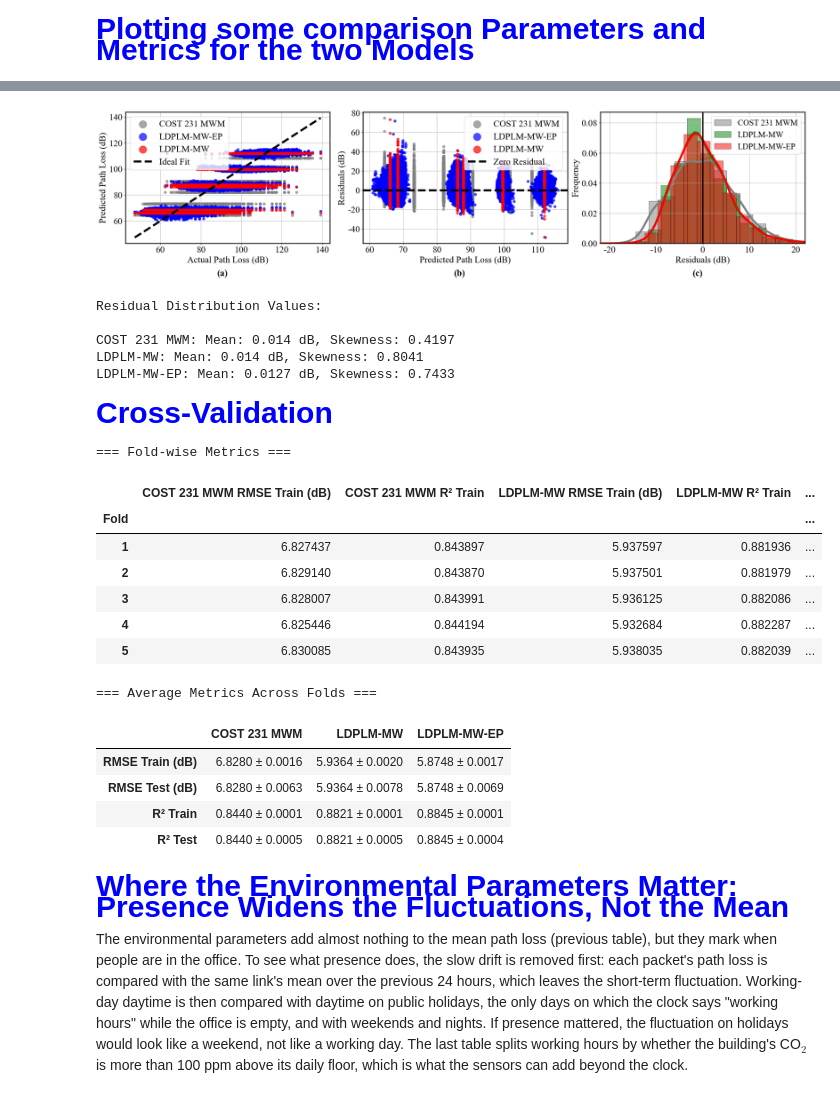
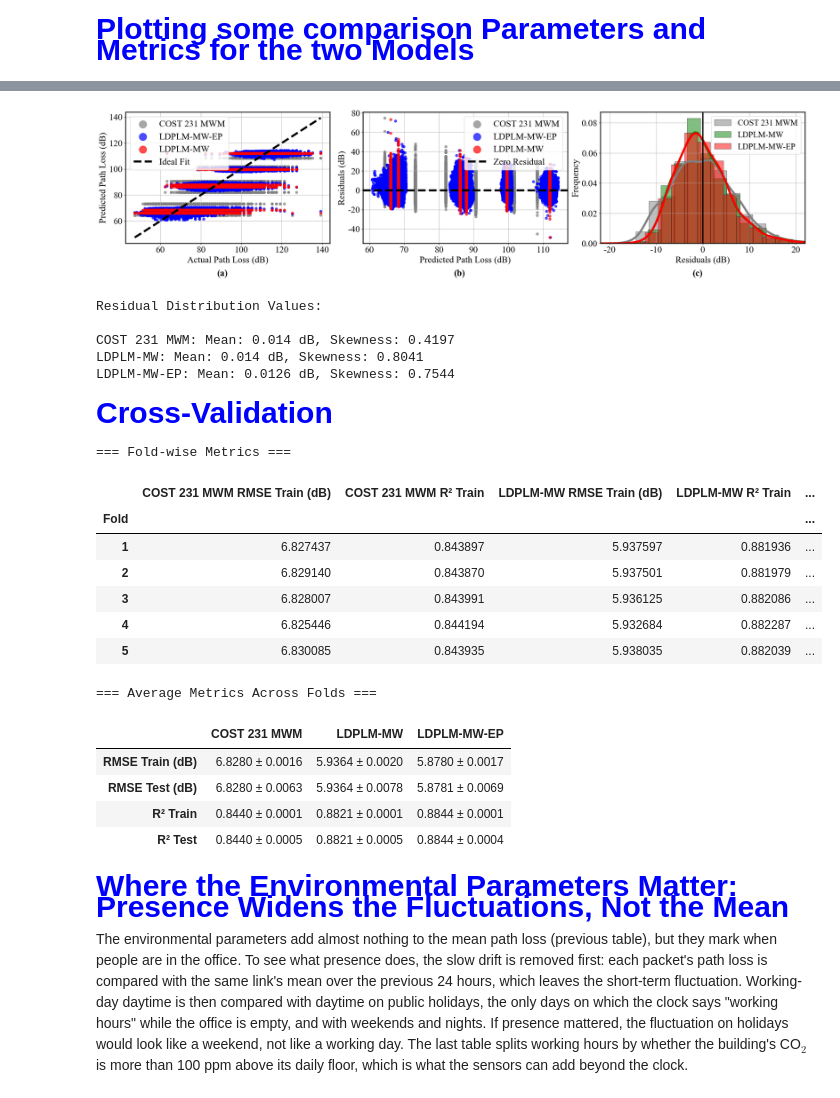
Before and after one commit to nahshonmokua/LoRaWAN-Indoor-PathLoss-Dataset-IEEEACCESS, a Jupyter notebook: 05_Log-Distance Path Loss Modeling.ipynb, the cells around one changed output, grey strips where cells are left out. Saved outputs shown, nothing was run; the diff lists cells and outputs as text; code cells hidden in the pictures.

```diff
--- a/05_Log-Distance Path Loss Modeling.ipynb
+++ b/05_Log-Distance Path Loss Modeling.ipynb
@@ -45,8 +45,7 @@ all_features = np.column_stack((
     df['humidity'].values,
     df['pm25'].values,
     df['pressure'].values,
-    df['temperature'].values,
-    df['snr'].values
+    df['temperature'].values
 ))
 PL_all = df['exp_pl'].values
 time_all = df['time'].values
@@ -244,7 +243,7 @@ Defining LDPLM-MW-EP Model, Fitting, and Extracting Parameters
 </p>
 # %%
 # Indices for features used in LDPLM-MW-EP
-idx_ep = [0, 1, 2, 3, 4, 5, 6, 7, 8, 9]
+idx_ep = [0, 1, 2, 3, 4, 5, 6, 7, 8]
 
 # Extract training and testing data for LDPLM-MW-EP
 x_train_ep = X_train_all[:, idx_ep].T
@@ -253,15 +252,15 @@ PL_train_ep = PL_train_all
 PL_test_ep = PL_test_all
 
 # Define the enhanced Log-Distance Path Loss Model with Environmental Parameters
-def log_distance_path_loss_with_env_params(x, PL_d0, n, L_c, L_w, a_co2, a_hum, a_pm25, a_pres, a_temp, k_snr):
-    d, frequency, c_walls, w_walls, co2, humidity, pm25, pressure, temperature, snr = x
+def log_distance_path_loss_with_env_params(x, PL_d0, n, L_c, L_w, a_co2, a_hum, a_pm25, a_pres, a_temp):
+    d, frequency, c_walls, w_walls, co2, humidity, pm25, pressure, temperature = x
     d0 = 1  # Reference distance in meters
     return (PL_d0 + 10 * n * np.log10(d / d0) + 20 * np.log10(frequency) + c_walls * L_c + w_walls * L_w +
             a_co2 * co2 + a_hum * humidity + a_pm25 * pm25 +
-            a_pres * pressure + a_temp * temperature + snr * k_snr)
+            a_pres * pressure + a_temp * temperature)
 
-# Initial guesses for PL_d0, n, L_c, L_w, environmental factors, and SNR coefficient
-initial_guesses_ep = [40, 3.5, 12, 5, 0.0, 0.0, 0.0, 0.0, 0.0, -1.0]  # Can be adjusted
+# Initial guesses for PL_d0, n, L_c, L_w, and environmental factors
+initial_guesses_ep = [40, 3.5, 12, 5, 0.0, 0.0, 0.0, 0.0, 0.0]  # Can be adjusted
 
 # Perform curve fitting for LDPLM-MW-EP
 popt_ep, pcov_ep = curve_fit(
@@ -273,16 +272,16 @@ popt_ep, pcov_ep = curve_fit(
 )
 
 # Extract the fitted parameters for LDPLM-MW-EP
-PL_d0_ep, n_ep, L_c_ep, L_w_ep, a_co2_ep, a_hum_ep, a_pm25_ep, a_pres_ep, a_temp_ep, k_snr_ep = popt_ep
+PL_d0_ep, n_ep, L_c_ep, L_w_ep, a_co2_ep, a_hum_ep, a_pm25_ep, a_pres_ep, a_temp_ep = popt_ep
 
 # Predict path loss for the test set
 PL_pred_ep = log_distance_path_loss_with_env_params(
-    x_test_ep, PL_d0_ep, n_ep, L_c_ep, L_w_ep, a_co2_ep, a_hum_ep, a_pm25_ep, a_pres_ep, a_temp_ep, k_snr_ep
+    x_test_ep, PL_d0_ep, n_ep, L_c_ep, L_w_ep, a_co2_ep, a_hum_ep, a_pm25_ep, a_pres_ep, a_temp_ep
 )
 
 # Calculate the shadowing component for the training set
 PL_train_pred_ep = log_distance_path_loss_with_env_params(
-    x_train_ep, PL_d0_ep, n_ep, L_c_ep, L_w_ep, a_co2_ep, a_hum_ep, a_pm25_ep, a_pres_ep, a_temp_ep, k_snr_ep
+    x_train_ep, PL_d0_ep, n_ep, L_c_ep, L_w_ep, a_co2_ep, a_hum_ep, a_pm25_ep, a_pres_ep, a_temp_ep
 )
 shadowing_train_ep = PL_train_ep - PL_train_pred_ep
 sigma_ep = np.std(shadowing_train_ep)
@@ -589,12 +586,12 @@ print(f'\nCOST 231 MWM: Mean: {resid_mean_cost} dB, Skewness: {resid_skew_cost}'
 print(f'LDPLM-MW: Mean: {resid_mean_mw} dB, Skewness: {resid_skew_mw}')
 print(f'LDPLM-MW-EP: Mean: {resid_mean_ep} dB, Skewness: {resid_skew_ep}')
 # %% [output]
-[figure, old version]
+[figure, new version]
 Residual Distribution Values:
 
 COST 231 MWM: Mean: 0.014 dB, Skewness: 0.4197
 LDPLM-MW: Mean: 0.014 dB, Skewness: 0.8041
-LDPLM-MW-EP: Mean: 0.0127 dB, Skewness: 0.7433
+LDPLM-MW-EP: Mean: 0.0126 dB, Skewness: 0.7544
 # %% [markdown]
 <p style="font-family: 'Courier New', Courier, monospace; font-size: 30px; font-weight: bold; color: blue;  text-align: left;">
 Cross-Validation
@@ -608,7 +605,7 @@ X_all = all_features
 kf = KFold(n_splits=5, shuffle=True, random_state=50)
 
 # Define idx_ep to include all relevant feature indices
-idx_ep = [0, 1, 2, 3, 4, 5, 6, 7, 8, 9]
+idx_ep = [0, 1, 2, 3, 4, 5, 6, 7, 8]
 
 # Initialize lists to store metrics
 rmse_list_mw_train = []
@@ -733,11 +730,11 @@ for fold, (train_index, test_index) in enumerate(kf.split(df), 1):
         )
 
         (PL_d0_cv_ep, n_cv_ep, L_c_cv_ep, L_w_cv_ep, a_co2_cv_ep,
-         a_hum_cv_ep, a_pm25_cv_ep, a_pres_cv_ep, a_temp_cv_ep, k_snr_cv_ep) = popt_cv_ep
+         a_hum_cv_ep, a_pm25_cv_ep, a_pres_cv_ep, a_temp_cv_ep) = popt_cv_ep
 
         PL_pred_cv_ep = log_distance_path_loss_with_env_params(
             x_test_cv_ep, PL_d0_cv_ep, n_cv_ep, L_c_cv_ep, L_w_cv_ep,
-            a_co2_cv_ep, a_hum_cv_ep, a_pm25_cv_ep, a_pres_cv_ep, a_temp_cv_ep, k_snr_cv_ep
+            a_co2_cv_ep, a_hum_cv_ep, a_pm25_cv_ep, a_pres_cv_ep, a_temp_cv_ep
         )
 
         # Calculate RMSE and R-squared on Test Set for LDPLM-MW-EP
@@ -747,7 +744,7 @@ for fold, (train_index, test_index) in enumerate(kf.split(df), 1):
         # Calculate RMSE and R-squared on Training Set for LDPLM-MW-EP
         PL_train_pred_cv_ep = log_distance_path_loss_with_env_params(
             x_train_cv_ep, PL_d0_cv_ep, n_cv_ep, L_c_cv_ep, L_w_cv_ep,
-            a_co2_cv_ep, a_hum_cv_ep, a_pm25_cv_ep, a_pres_cv_ep, a_temp_cv_ep, k_snr_cv_ep
+            a_co2_cv_ep, a_hum_cv_ep, a_pm25_cv_ep, a_pres_cv_ep, a_temp_cv_ep
         )
         rmse_cv_ep_train = np.sqrt(mean_squared_error(PL_train_cv_ep, PL_train_pred_cv_ep))
         r2_cv_ep_train = r2_score(PL_train_cv_ep, PL_train_pred_cv_ep)
@@ -848,37 +845,37 @@ average_metrics = {
         'RMSE Train (dB)': f"{avg_rmse_mw_train:.4f} ± {std_rmse_mw_train:.4f}",
         'RMSE Test (dB)': f"{avg_rmse_mw_test:.4f} ± {std_rmse_mw_test:.4f}",
         'R² Train': f"{avg_r2_mw_train:.4f} ± {std_r2_mw_train:.4f}",
         'R² Test': f"{avg_r2_mw_test:.4f} ± {std_r2_mw_test:.4f}"
     },
     'LDPLM-MW-EP': {
         'RMSE Train (dB)': f"{avg_rmse_ep_train:.4f} ± {std_rmse_ep_train:.4f}",
         'RMSE Test (dB)': f"{avg_rmse_ep_test:.4f} ± {std_rmse_ep_test:.4f}",
         'R² Train': f"{avg_r2_ep_train:.4f} ± {std_r2_ep_train:.4f}",
         'R² Test': f"{avg_r2_ep_test:.4f} ± {std_r2_ep_test:.4f}"
     }
 }
 
 # Convert the average_metrics dictionary to a DataFrame
 average_df = pd.DataFrame(average_metrics)
 
 # Display Average Metrics Table
 print("\n=== Average Metrics Across Folds ===")
 display(average_df)
 # %% [output]
 === Fold-wise Metrics ===
 |  | COST 231 MWM RMSE Train (dB) | COST 231 MWM R² Train | LDPLM-MW RMSE Train (dB) | LDPLM-MW R² Train | ... |
 | Fold |  |  |  |  | ... |
 | 1 | 6.827437 | 0.843897 | 5.937597 | 0.881936 | ... |
 | 2 | 6.829140 | 0.843870 | 5.937501 | 0.881979 | ... |
 | 3 | 6.828007 | 0.843991 | 5.936125 | 0.882086 | ... |
 | 4 | 6.825446 | 0.844194 | 5.932684 | 0.882287 | ... |
 | 5 | 6.830085 | 0.843935 | 5.938035 | 0.882039 | ... |
 === Average Metrics Across Folds ===
 |  | COST 231 MWM | LDPLM-MW | LDPLM-MW-EP |
-| RMSE Train (dB) | 6.8280 ± 0.0016 | 5.9364 ± 0.0020 | 5.8748 ± 0.0017 |
-| RMSE Test (dB) | 6.8280 ± 0.0063 | 5.9364 ± 0.0078 | 5.8748 ± 0.0069 |
-| R² Train | 0.8440 ± 0.0001 | 0.8821 ± 0.0001 | 0.8845 ± 0.0001 |
-| R² Test | 0.8440 ± 0.0005 | 0.8821 ± 0.0005 | 0.8845 ± 0.0004 |
+| RMSE Train (dB) | 6.8280 ± 0.0016 | 5.9364 ± 0.0020 | 5.8780 ± 0.0017 |
+| RMSE Test (dB) | 6.8280 ± 0.0063 | 5.9364 ± 0.0078 | 5.8781 ± 0.0069 |
+| R² Train | 0.8440 ± 0.0001 | 0.8821 ± 0.0001 | 0.8844 ± 0.0001 |
+| R² Test | 0.8440 ± 0.0005 | 0.8821 ± 0.0005 | 0.8844 ± 0.0004 |
 # %% [markdown]
 <p style="font-family: 'Courier New', Courier, monospace; font-size: 30px; font-weight: bold; color: blue;  text-align: left;">
 Where the Environmental Parameters Matter: Presence Widens the Fluctuations, Not the Mean
```
Also changed, not shown: parts of 2 cells of this notebook.
